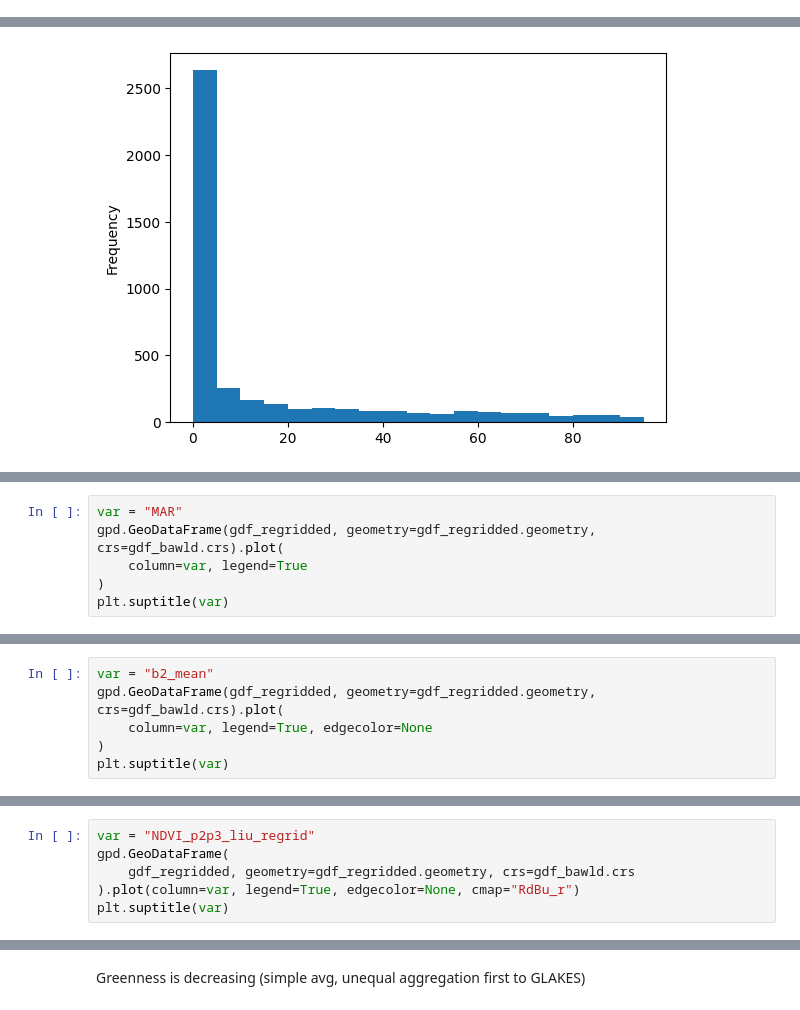
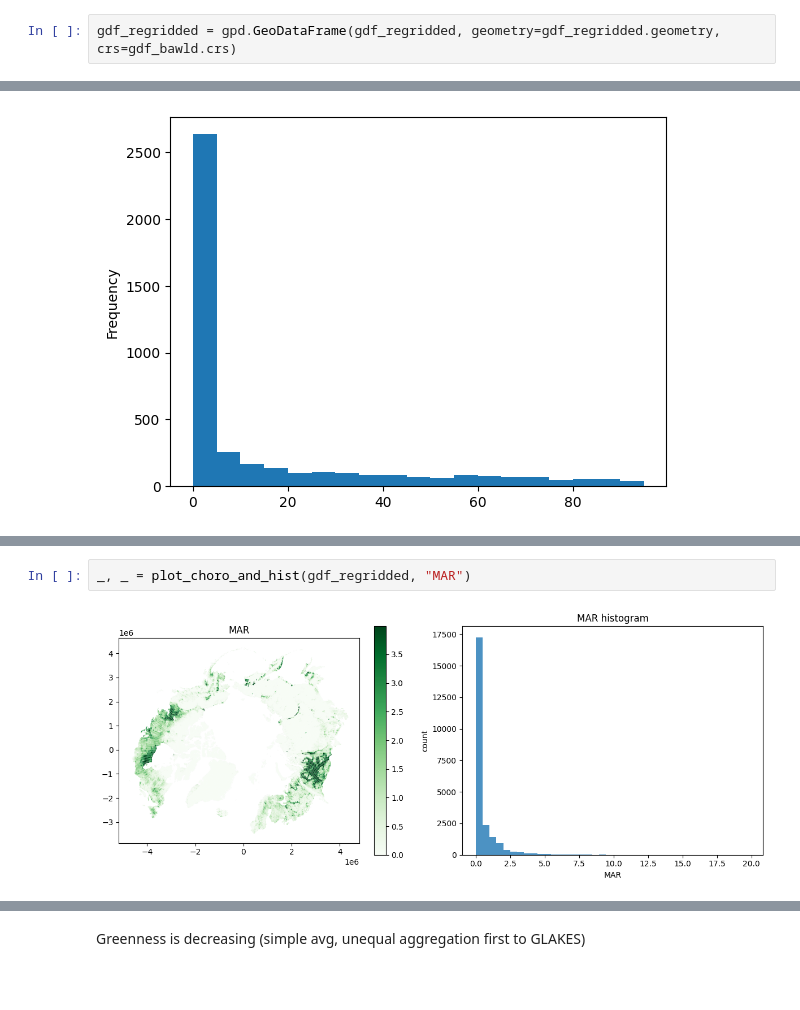
Before and after one commit to ekcomputer/land-cover, a Jupyter notebook: notebooks/joins/regrid_to_bawld_and_plot.ipynb, the cells around one changed output, grey strips where cells are left out. Saved outputs shown, nothing was run; the diff lists cells and outputs as text; blank space fills up the shorter version.

Commit message:
new gridded vars; check data quality; plot_choro_and_hist function

```diff
--- a/notebooks/joins/regrid_to_bawld_and_plot.ipynb
+++ b/notebooks/joins/regrid_to_bawld_and_plot.ipynb
@@ -311,6 +348,8 @@ gdf_regridded["NDVI_p2p3_liu_regrid"] = (
 # rm inf
 
 gdf_regridded = gdf_regridded.replace([np.inf, -np.inf], np.nan)
+# %%
+gdf_regridded = gpd.GeoDataFrame(gdf_regridded, geometry=gdf_regridded.geometry, crs=gdf_bawld.crs)
 # %%
 gdf_regridded.info(max_cols=500, show_counts=True)
 # %% [output]
@@ -352,6 +390,0 @@ Name: LEV_p3_liu_regrid, dtype: float64
-# %%
-var = "MAR"
-gpd.GeoDataFrame(gdf_regridded, geometry=gdf_regridded.geometry, crs=gdf_bawld.crs).plot(
-    column=var, legend=True
-)
-plt.suptitle(var)
@@ -361,6 +390,0 @@ Text(0.5, 0.98, 'MAR')
-# %%
-var = "b2_mean"
-gpd.GeoDataFrame(gdf_regridded, geometry=gdf_regridded.geometry, crs=gdf_bawld.crs).plot(
-    column=var, legend=True, edgecolor=None
-)
-plt.suptitle(var)
@@ -372,6 +390,0 @@ NDVI is increasing (simple avg)
-# %%
-var = "NDVI_p2p3_liu_regrid"
-gpd.GeoDataFrame(
-    gdf_regridded, geometry=gdf_regridded.geometry, crs=gdf_bawld.crs
-).plot(column=var, legend=True, edgecolor=None, cmap="RdBu_r")
-plt.suptitle(var)
@@ -380,0 +454,4 @@ Text(0.5, 0.98, 'NDVI_p2p3_liu_regrid')
+# %%
+_, _ = plot_choro_and_hist(gdf_regridded, "MAR")
+# %% [output]
+[figure, added]
```
Also changed, not shown: parts of 51 cells of this notebook, 1 other file.
